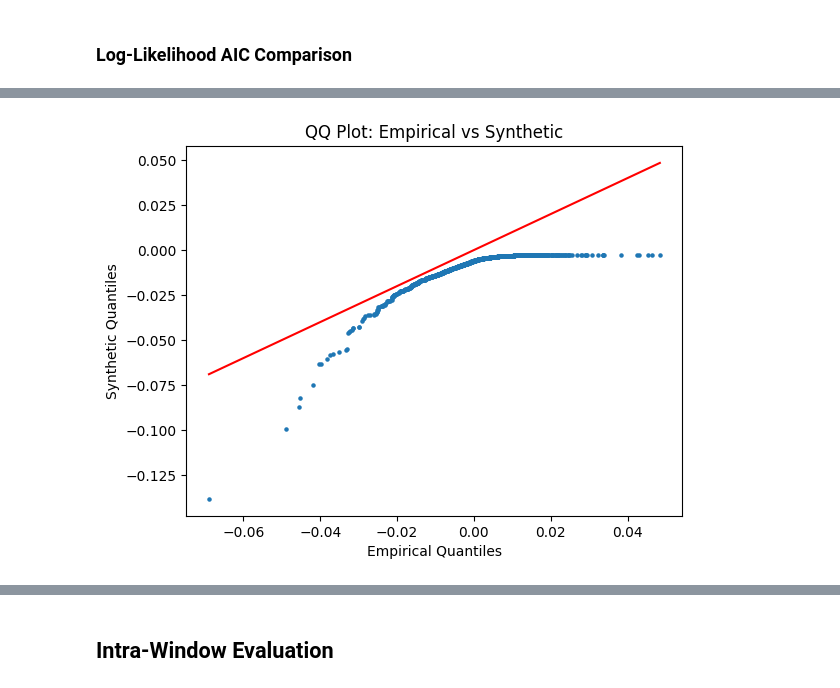
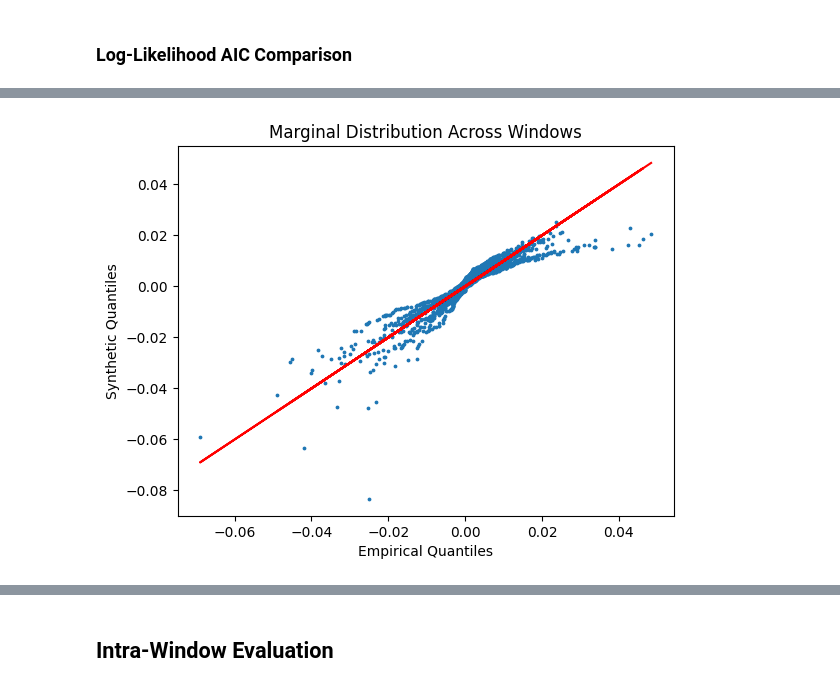
Before and after one commit to HenryGunadi/diffusion-garch, a Jupyter notebook: notebooks/eda/eda_256.ipynb, the cells around one changed output, grey strips where cells are left out. Saved outputs shown, nothing was run; the diff lists cells and outputs as text; code cells hidden in the pictures.

```diff
--- a/notebooks/eda/eda_256.ipynb
+++ b/notebooks/eda/eda_256.ipynb
@@ -59,0 +42,3 @@ window = 256
+# %%
+train_snp500 = data["train"]
+len(train_snp500)
@@ -60,11 +47,3 @@ window = 256
 # %%
-DIR = Path().resolve().parents[1] / "models" / "model_256.pth"
-assert DIR.exists(), "model doesnt exist"
-DIR = str(DIR)
-
 SYN_PATH = dir / "data" / "syn_data_256.joblib"
-
-device = "cuda" if torch.cuda.is_available() else "cpu"
-torch.manual_seed(42)
-torch.cuda.manual_seed(42)
-device
+synthetic_data_all = joblib.load(SYN_PATH)
@@ -80,6 +55,8 @@ for i in range(0, len(train_snp500) - window + 1, stride):
     empirical_window.append(train_snp500[i:i+window])
 
 empirical_window = np.array(empirical_window)
+# %%
+synthetic_data = rng.choice(synthetic_data_all, size=len(empirical_window), axis=0, replace=False)
 # %% [markdown]
 ### Normal Plot
 # %%
@@ -282,17 +260,12 @@ plt.show()
 # %%
-emp = np.sort(empirical_window.flatten())
-syn = np.sort(synthetic_data.flatten())
+x = np.sort(empirical_window)
+y = np.sort(synthetic_data)
 
-n = min(len(emp), len(syn))
-
-emp_q = emp[:n]
-syn_q = syn[:n]
-
-plt.scatter(emp_q, syn_q, s=5)
-plt.plot(emp_q, emp_q, color='red') # reference target
+plt.scatter(x, y, s=3)
+plt.plot(x, x, color='red') # reference target
 plt.xlabel("Empirical Quantiles")
 plt.ylabel("Synthetic Quantiles")
-plt.title("QQ Plot: Empirical vs Synthetic")
+plt.title("Marginal Distribution Across Windows")
 plt.show()
 # %% [output]
-[figure, old version]
+[figure, new version]
```
Also changed, not shown: parts of 63 cells of this notebook, 29 other files.
